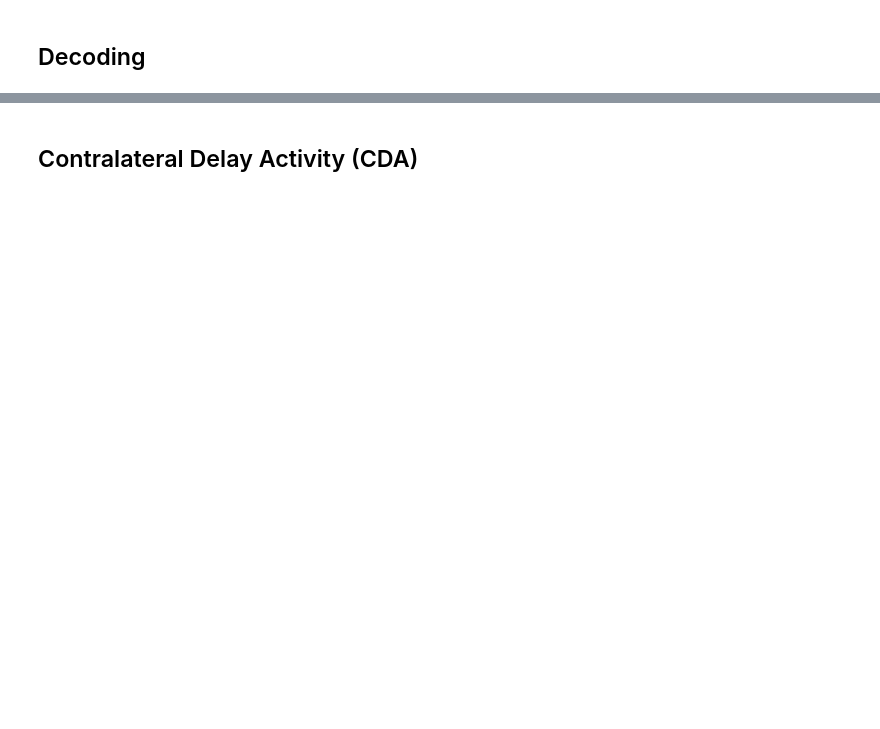
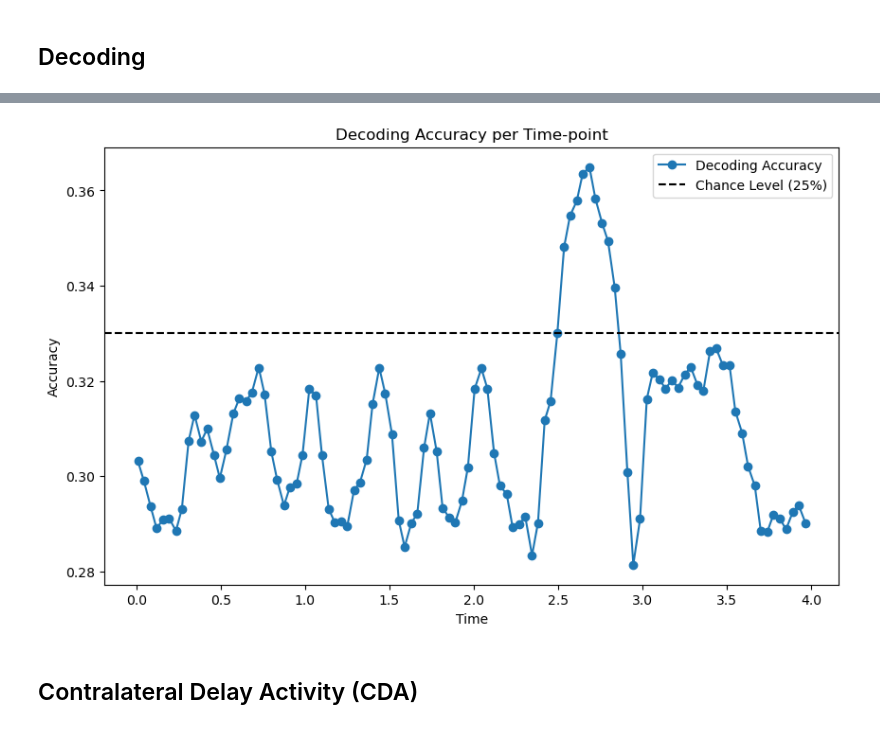
Before and after one commit to mindemory/mgs_stimul, a Jupyter notebook: mgsAnalysis/analysisEEG/run_analysis.ipynb, the cells around one changed output, grey strips where cells are left out. Cells and saved outputs as stored; diff of their text form; code cells hidden in the pictures; blank space fills up the shorter version.

```diff
--- a/mgsAnalysis/analysisEEG/run_analysis.ipynb
+++ b/mgsAnalysis/analysisEEG/run_analysis.ipynb
@@ -25,8 +25,10 @@ p['analysis'] = p['datd'] + '/analysis'
 p['EEGfiles'] = p['datd'] + '/EEGfiles'
 p['meta'] = p['analysis'] + '/meta_analysis'
 p['df_fname'] = os.path.join(p['meta'], 'calib_filtered.csv')
-p['ALI_evoked'] = os.path.join(p['EEGfiles'], 'ALI_evoked_basecorr0.mat')
-p['ALI_induced'] = os.path.join(p['EEGfiles'], 'ALI_induced_basecorr0.mat')
+p['ALI_evoked'] = os.path.join(p['EEGfiles'], 'ALI_evoked_basecorr1.mat')
+p['ALI_induced'] = os.path.join(p['EEGfiles'], 'ALI_induced_basecorr1.mat')
+p['ALI_evoked_csv'] = os.path.join(p['EEGfiles'], 'ALI_evoked_basecorr1.npz')
+p['ALI_induced_csv'] = os.path.join(p['EEGfiles'], 'ALI_induced_basecorr1.npz')
 p['mCDA'] = os.path.join(p['EEGfiles'], 'CDA.mat')
 p['training_data'] = os.path.join(p['EEGfiles'], 'training_data.npy')
 # Load up summary meta-data
@@ -39,13 +43,27 @@ df_behav['trl_idx'] = df_behav['rnum'] * df_behav['tnum']
 # %%
 # Load up ALI evoked and induced
-with h5py.File(p['ALI_evoked'], 'r') as f:
-    X_evoked = np.array(f['mALI']).T
-    y_evoked = np.array(f['trl_mat']).T
+if os.path.exists(p['ALI_evoked_csv']):
+    ALI_evoked_data = np.load(p['ALI_evoked_csv'])
+    print(ALI_evoked_data)
+    X_evoked = ALI_evoked_data['arr_0']
+    y_evoked = ALI_evoked_data['arr_1']
+else:
+    with h5py.File(p['ALI_evoked'], 'r') as f:
+        X_evoked = np.array(f['mALI']).T
+        y_evoked = np.array(f['trl_mat']).T
+    np.savez(p['ALI_evoked_csv'], X_evoked, y_evoked)
+
+if os.path.exists(p['ALI_induced_csv']):
+    ALI_induced_data = np.load(p['ALI_induced_csv'])
+    X_induced = ALI_induced_data['arr_0']
+    y_induced = ALI_induced_data['arr_1']
+else:
+    with h5py.File(p['ALI_induced'], 'r') as f:
+        X_induced = np.array(f['mALI']).T
+        y_induced = np.array(f['trl_mat']).T
+    np.savez(p['ALI_induced_csv'], X_induced, y_induced)
+
 yevoked_df = pd.DataFrame(y_evoked, columns = ['subjID', 'day', 'istms', 't_type', 'trl_idx'], dtype='int')
-
-with h5py.File(p['ALI_induced'], 'r') as f:
-    X_induced = np.array(f['mALI']).T
-    y_induced = np.array(f['trl_mat']).T
 yinduced_df = pd.DataFrame(y_induced, columns = ['subjID', 'day', 'istms', 't_type', 'trl_idx'], dtype='int')
 
 # Load up the time array
@@ -259,13 +297,13 @@ from sklearn.model_selection import KFold
 from sklearn.svm import SVC
 
 
-idx_ntms = master_df.loc[(master_df['istms']==0)].index
+idx_ntms = master_df.loc[(master_df['istms']==0) | (master_df['istms']==1)].index
 mask = (time_array >= 0) & (time_array <= 4)
 tidx = np.where(mask)[0]
-X_temp = Xcommon_evoked[idx_ntms, :]
+X_temp = Xcommon_induced[idx_ntms, :]
 X = X_temp[:, tidx]
 this_df = master_df.iloc[idx_ntms].reset_index(drop=True)
-y = this_df['t_type']
+y = this_df['TMS_condition']
 #y = y.apply(lambda x: 1 if x in [1, 2] else 30)
 n_trials, n_timepoints = X.shape
 accuracy_per_timepoint = np.zeros(n_timepoints)
@@ -294,15 +330,17 @@ y.value_counts()
 # %%
 time_array_relevant = time_array[tidx]
 
 plt.figure(figsize=(10, 6))
 plt.plot(time_array_relevant, accuracy_per_timepoint, marker='o', label='Decoding Accuracy')
-plt.axhline(y=0.25, color='k', linestyle='--', label='Chance Level (25%)')
+plt.axhline(y=0.33, color='k', linestyle='--', label='Chance Level (25%)')
 plt.xlabel('Time')
 plt.ylabel('Accuracy')
 plt.title('Decoding Accuracy per Time-point')
 plt.legend()
 plt.grid(False)
 plt.show()
+# %% [output]
+[figure, added]
 # %%
 accuracy_matrix = np.zeros((n_timepoints, n_timepoints))
 loo = LeaveOneOut()
```
Also changed, not shown: parts of 11 cells of this notebook.
